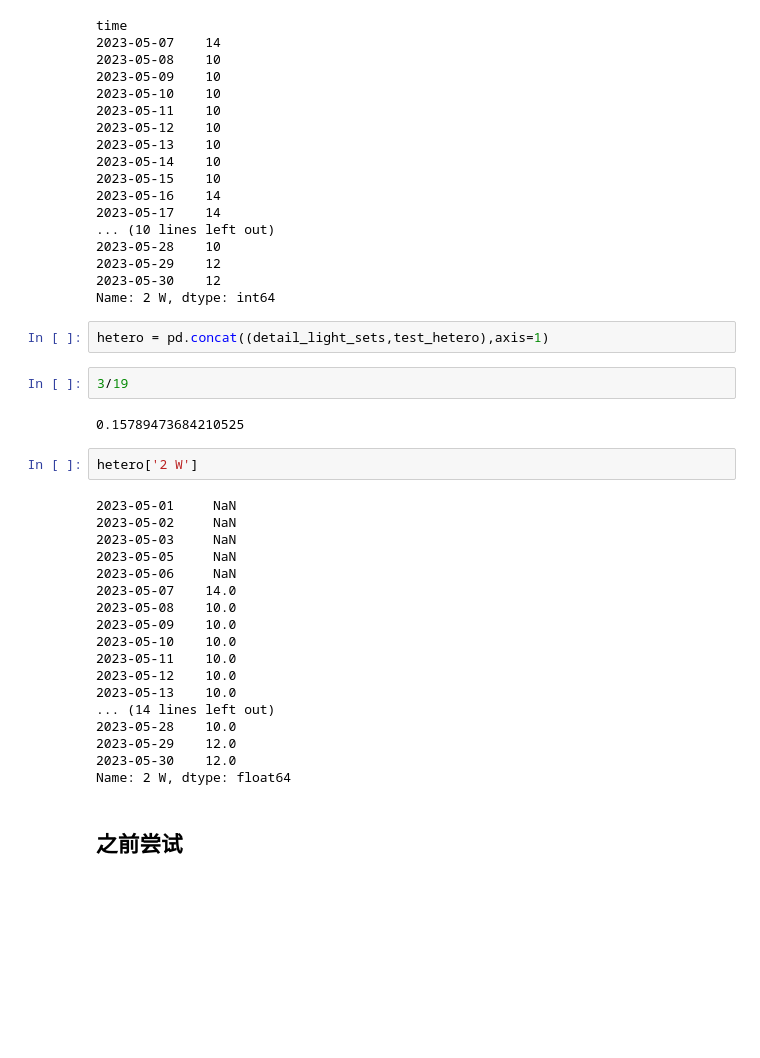
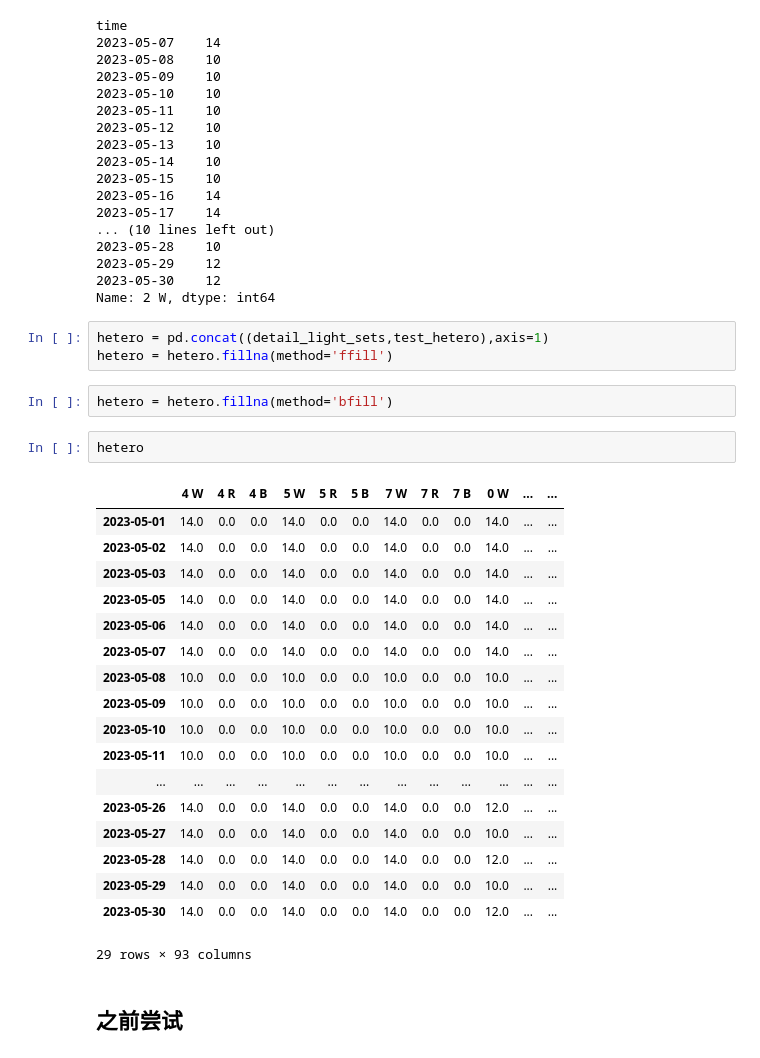
Before and after one commit to ThomasXIONG151215/vertical_farm_dp, a Jupyter notebook: data_upload.ipynb, the cells around one changed output. Drawn from its saved outputs; the diff is of its cells as text; blank space fills up the shorter version.

```diff
--- a/data_upload.ipynb
+++ b/data_upload.ipynb
@@ -351,30 +351,30 @@ time
 Name: 2 W, dtype: int64
 # %%
 hetero = pd.concat((detail_light_sets,test_hetero),axis=1)
+hetero = hetero.fillna(method='ffill')
-# %%
-3/19
-# %% [output]
-0.15789473684210525
+# %%
+hetero = hetero.fillna(method='bfill')
 # %%
-hetero['2 W']
+hetero
 # %% [output]
+|  | 4 W | 4 R | 4 B | 5 W | 5 R | 5 B | 7 W | 7 R | 7 B | 0 W | ... | ... |
+| 2023-05-01 | 14.0 | 0.0 | 0.0 | 14.0 | 0.0 | 0.0 | 14.0 | 0.0 | 0.0 | 14.0 | ... | ... |
+| 2023-05-02 | 14.0 | 0.0 | 0.0 | 14.0 | 0.0 | 0.0 | 14.0 | 0.0 | 0.0 | 14.0 | ... | ... |
+| 2023-05-03 | 14.0 | 0.0 | 0.0 | 14.0 | 0.0 | 0.0 | 14.0 | 0.0 | 0.0 | 14.0 | ... | ... |
+| 2023-05-05 | 14.0 | 0.0 | 0.0 | 14.0 | 0.0 | 0.0 | 14.0 | 0.0 | 0.0 | 14.0 | ... | ... |
+| 2023-05-06 | 14.0 | 0.0 | 0.0 | 14.0 | 0.0 | 0.0 | 14.0 | 0.0 | 0.0 | 14.0 | ... | ... |
+| 2023-05-07 | 14.0 | 0.0 | 0.0 | 14.0 | 0.0 | 0.0 | 14.0 | 0.0 | 0.0 | 14.0 | ... | ... |
+| 2023-05-08 | 10.0 | 0.0 | 0.0 | 10.0 | 0.0 | 0.0 | 10.0 | 0.0 | 0.0 | 10.0 | ... | ... |
+| 2023-05-09 | 10.0 | 0.0 | 0.0 | 10.0 | 0.0 | 0.0 | 10.0 | 0.0 | 0.0 | 10.0 | ... | ... |
+| 2023-05-10 | 10.0 | 0.0 | 0.0 | 10.0 | 0.0 | 0.0 | 10.0 | 0.0 | 0.0 | 10.0 | ... | ... |
+| 2023-05-11 | 10.0 | 0.0 | 0.0 | 10.0 | 0.0 | 0.0 | 10.0 | 0.0 | 0.0 | 10.0 | ... | ... |
+| ... | ... | ... | ... | ... | ... | ... | ... | ... | ... | ... | ... | ... |
+| 2023-05-26 | 14.0 | 0.0 | 0.0 | 14.0 | 0.0 | 0.0 | 14.0 | 0.0 | 0.0 | 12.0 | ... | ... |
+| 2023-05-27 | 14.0 | 0.0 | 0.0 | 14.0 | 0.0 | 0.0 | 14.0 | 0.0 | 0.0 | 10.0 | ... | ... |
+| 2023-05-28 | 14.0 | 0.0 | 0.0 | 14.0 | 0.0 | 0.0 | 14.0 | 0.0 | 0.0 | 12.0 | ... | ... |
+| 2023-05-29 | 14.0 | 0.0 | 0.0 | 14.0 | 0.0 | 0.0 | 14.0 | 0.0 | 0.0 | 10.0 | ... | ... |
+| 2023-05-30 | 14.0 | 0.0 | 0.0 | 14.0 | 0.0 | 0.0 | 14.0 | 0.0 | 0.0 | 12.0 | ... | ... |
-2023-05-01     NaN
-2023-05-02     NaN
-2023-05-03     NaN
-2023-05-05     NaN
-2023-05-06     NaN
-2023-05-07    14.0
-2023-05-08    10.0
-2023-05-09    10.0
-2023-05-10    10.0
-2023-05-11    10.0
-2023-05-12    10.0
-2023-05-13    10.0
-... (14 lines left out)
-2023-05-28    10.0
-2023-05-29    12.0
-2023-05-30    12.0
-Name: 2 W, dtype: float64
+29 rows × 93 columns
 # %% [markdown]
 ## 之前尝试
 # %%
```
Also changed, not shown: 1 other file.
